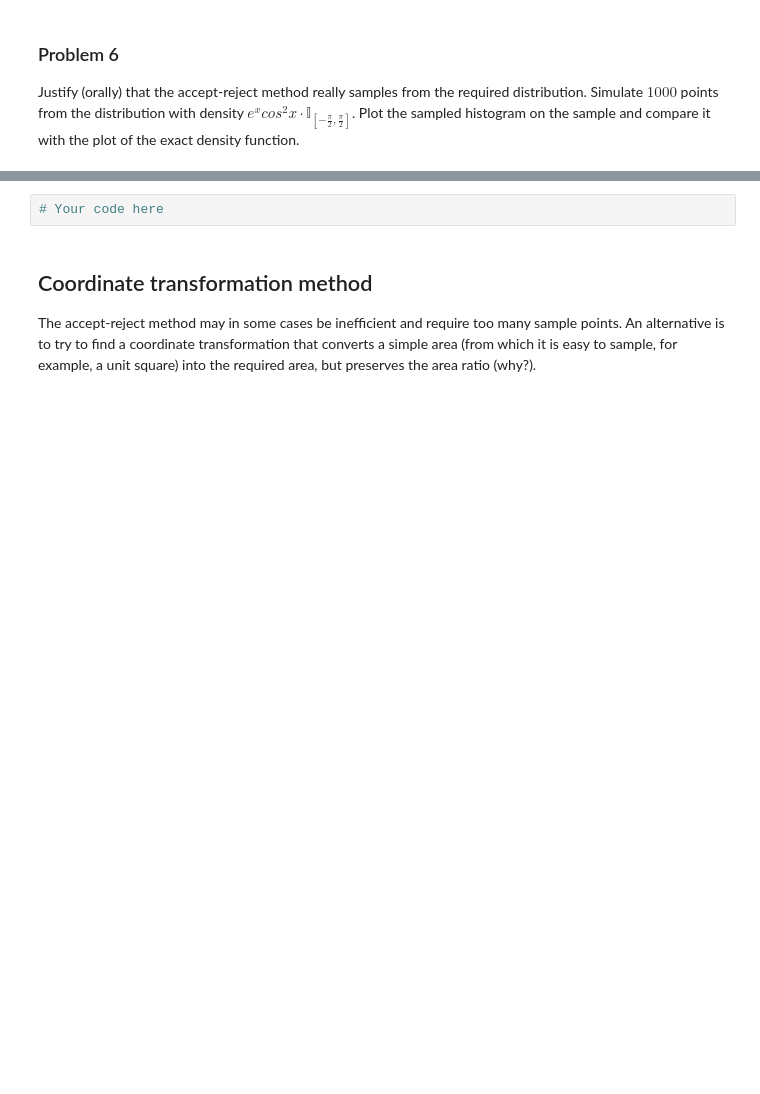
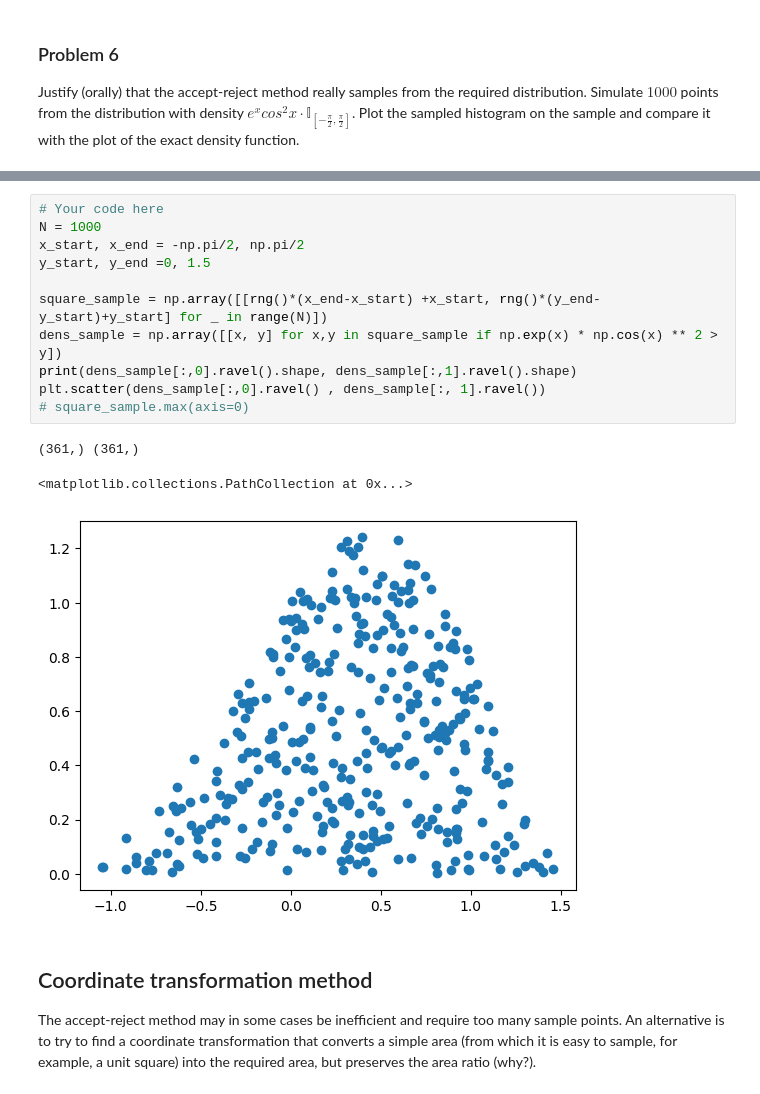
Before and after one commit to NSArt1/StatPrac25, a Jupyter notebook: 3/HW3.ipynb, the cells around one changed output, grey strips where cells are left out. Saved outputs shown, nothing was run; the diff lists cells and outputs as text; blank space fills up the shorter version.

```diff
--- a/3/HW3.ipynb
+++ b/3/HW3.ipynb
@@ -304,5 +394,18 @@ plt.show()
-# %%
-# Your code here
+# %%
+# Your code here
+N = 1000
+x_start, x_end = -np.pi/2, np.pi/2
+y_start, y_end =0, 1.5
+
+square_sample = np.array([[rng()*(x_end-x_start) +x_start, rng()*(y_end-y_start)+y_start] for _ in range(N)])
+dens_sample = np.array([[x, y] for x,y in square_sample if np.exp(x) * np.cos(x) ** 2 > y])
+print(dens_sample[:,0].ravel().shape, dens_sample[:,1].ravel().shape)
+plt.scatter(dens_sample[:,0].ravel() , dens_sample[:, 1].ravel())
+# square_sample.max(axis=0)
+# %% [output]
+(361,) (361,)
+<matplotlib.collections.PathCollection at 0x...>
+[figure, added]
 # %% [markdown]
 ## Coordinate transformation method
 
```
Also changed, not shown: parts of 23 cells of this notebook.
